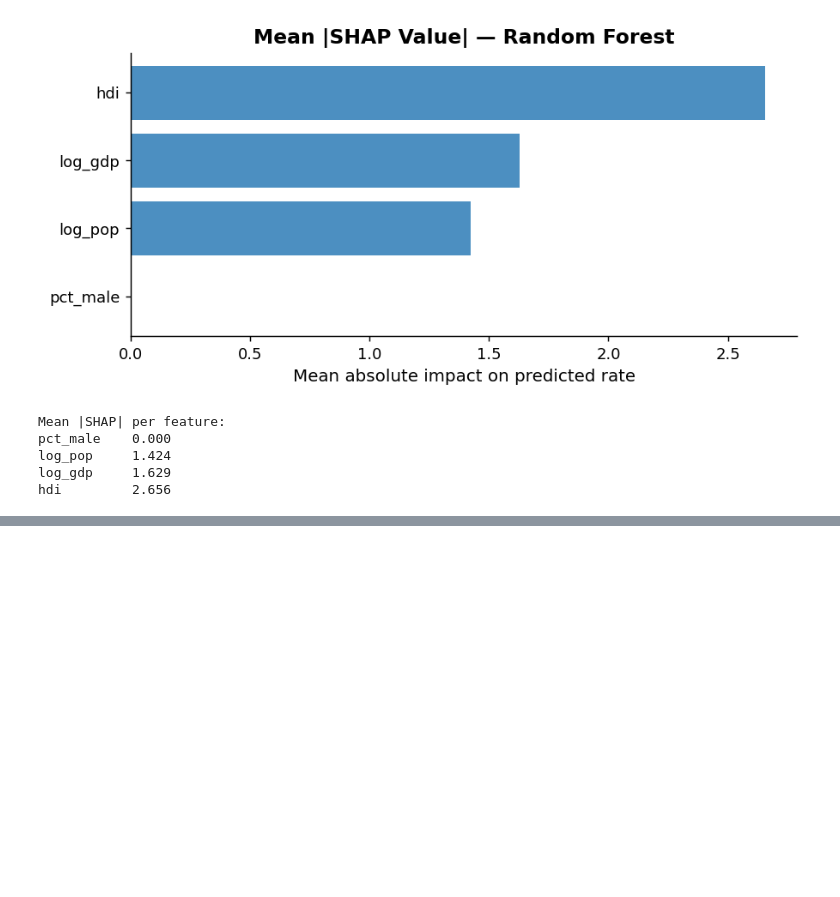
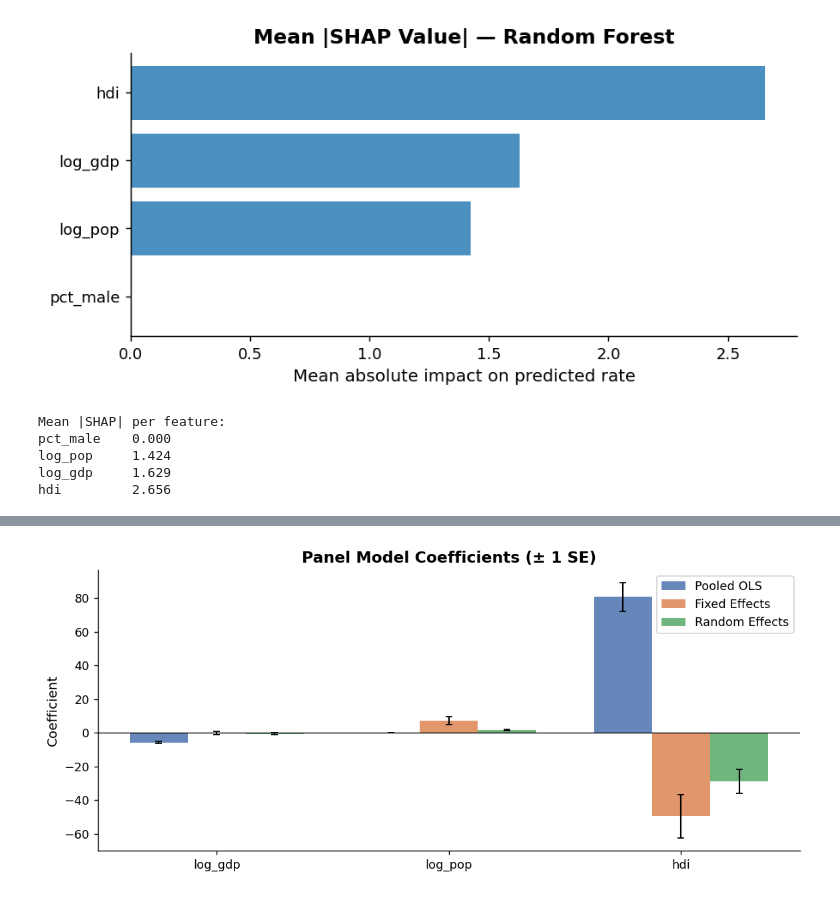
Before and after one commit to MustafaKaanKoc/Reproducible-Research-Term-Project, a Jupyter notebook: suicide_rates_initial_eda.ipynb, the cells around one changed output, grey strips where cells are left out. Cells and saved outputs as stored; diff of their text form; code cells hidden in the pictures; blank space fills up the shorter version.

Commit message:
panel models added

```diff
--- a/suicide_rates_initial_eda.ipynb
+++ b/suicide_rates_initial_eda.ipynb
@@ -646,0 +696,31 @@ hdi         2.656
+# %%
+models_plot = {
+    'Pooled OLS':     pooled,
+    'Fixed Effects':  fe,
+    'Random Effects': re,
+}
+
+PLOT_VARS = ['log_gdp', 'log_pop', 'hdi']
+x = np.arange(len(PLOT_VARS))
+width = 0.25
+colors = ['#4C72B0', '#DD8452', '#55A868']
+
+fig, ax = plt.subplots(figsize=(9, 4))
+
+for i, (name, res) in enumerate(models_plot.items()):
+    coefs  = res.params[PLOT_VARS].values
+    errors = res.std_errors[PLOT_VARS].values
+    ax.bar(x + i*width, coefs, width, yerr=errors,
+           label=name, color=colors[i], alpha=0.85,
+           error_kw={'linewidth': 1.2, 'capsize': 3})
+
+ax.axhline(0, color='black', linewidth=0.8)
+ax.set_xticks(x + width)
+ax.set_xticklabels(PLOT_VARS)
+ax.set(title='Panel Model Coefficients (± 1 SE)',
+       ylabel='Coefficient')
+ax.legend()
+plt.tight_layout()
+plt.show()
+# %% [output]
+[figure, added]
```
Also changed, not shown: parts of 14 cells of this notebook.
